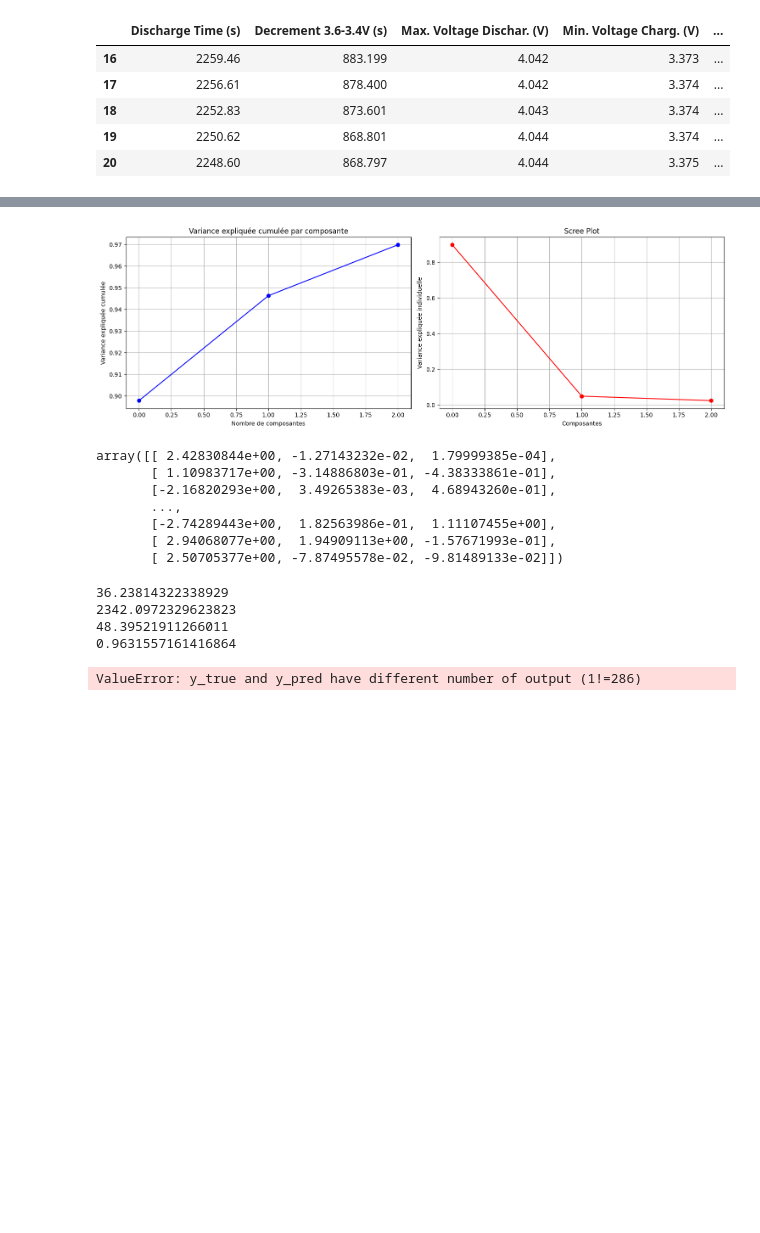
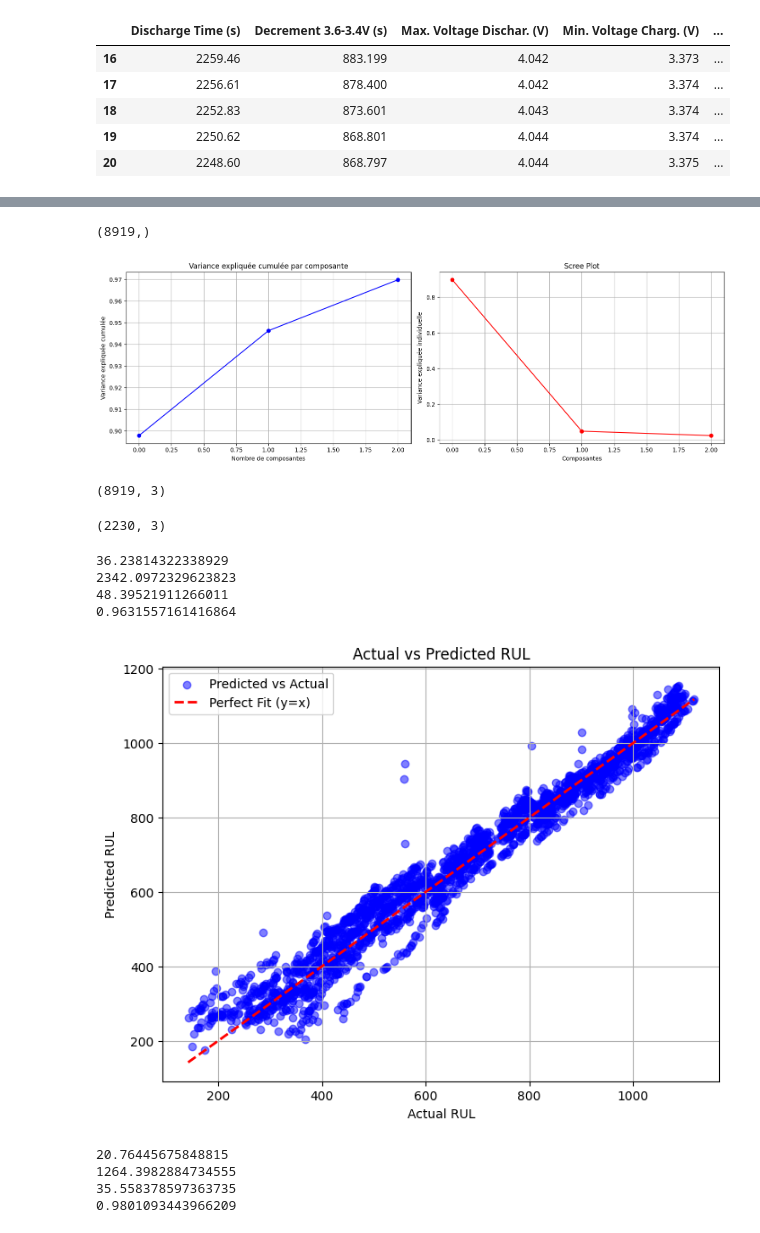
Before and after one commit to corioIA/Projet_IA, a Jupyter notebook: IA_bat.ipynb, the cells around one changed output, grey strips where cells are left out. Drawn from its saved outputs; the diff is of its cells as text; code cells hidden in the pictures; blank space fills up the shorter version.

```diff
--- a/IA_bat.ipynb
+++ b/IA_bat.ipynb
@@ -262,6 +264,10 @@ scaled_data_test = scaler.fit_transform(df_test)
 # If you want to keep the scaled data in a DataFrame:
 #df_scaled_train= pd.DataFrame(scaled_data_train, columns=df_train.columns, index=df_train.index)
 #df_scaled_test=pd.DataFrame(scaler.transform(df_test),columns=df_test.columns,index=df_test.index)
+
+rul_train.shape
+# %% [output]
+(8919,)
 # %%
 
 #df_test_ACP=ACP.predict(df_scaled_test)
@@ -294,25 +300,22 @@ def perform_pca_analysis(X, n_components=0.95):
     return pca, X_pca
 
 
-pca, X_pca = perform_pca_analysis(scaled_data_train )
+pca, train_pca = perform_pca_analysis(scaled_data_train )
 
 
-X_pca
+train_pca.shape
 # %% [output]
 [figure]
-array([[ 2.42830844e+00, -1.27143232e-02,  1.79999385e-04],
-       [ 1.10983717e+00, -3.14886803e-01, -4.38333861e-01],
-       [-2.16820293e+00,  3.49265383e-03,  4.68943260e-01],
-       ...,
-       [-2.74289443e+00,  1.82563986e-01,  1.11107455e+00],
-       [ 2.94068077e+00,  1.94909113e+00, -1.57671993e-01],
-       [ 2.50705377e+00, -7.87495578e-02, -9.81489133e-02]])
+(8919, 3)
 # %%
 test_pca= pca.transform(scaled_data_test)
+test_pca.shape
+# %% [output]
+(2230, 3)
 # %%
 #modeles
 model=LinearRegression()
-model.fit(X_pca, rul_train)
+model.fit(train_pca, rul_train)
 rul_pred=model.predict(test_pca)
 mae=mean_absolute_error(rul_test,rul_pred)
 mse=mean_squared_error(rul_test,rul_pred)
@@ -327,21 +330,41 @@ print(r2)
 2342.0972329623823
 48.39521911266011
 0.9631557161416864
+# %%
+import matplotlib.pyplot as plt
+
+# Scatter plot of actual vs predicted values
+plt.figure(figsize=(8, 6))
+plt.scatter(rul_test, rul_pred, color='blue', alpha=0.5, label="Predicted vs Actual")
+plt.plot([min(rul_test), max(rul_test)], [min(rul_test), max(rul_test)], color='red', linestyle='dashed', linewidth=2, label="Perfect Fit (y=x)")
+
+# Labels and title
+plt.xlabel("Actual RUL")
+plt.ylabel("Predicted RUL")
+plt.title("Actual vs Predicted RUL")
+plt.legend()
+plt.grid(True)
+
+# Show the plot
+plt.show()
+# %% [output]
+[figure, added]
 # %%
-degree=2
 
-poly=PolynomialFeatures(degree=degree)
 
-X_train_poly=poly.fit_transform(X_pca)
-X_test_poly=poly.fit_transform(test_pca)
-
-mofel=LinearRegression()
-model.fit(X_train_poly, rul_train)
-rul_pred=model.transform(X_test_poly)
-
-#mae=mean_absolute_error(rul_test,rul_pred)
-#mse=mean_squared_error(rul_test,rul_pred)
-##rmse=np.sqrt(mse)
-#r2=r2_score(rul_test,rul_pred)
+model = RandomForestRegressor(n_estimators=100, random_state=42)
+model.fit(train_pca, rul_train)
+rul_pred = model.predict(test_pca)
+mae=mean_absolute_error(rul_test,rul_pred)
+mse=mean_squared_error(rul_test,rul_pred)
+rmse=np.sqrt(mse)
+r2=r2_score(rul_test,rul_pred)
+print(mae)
+print(mse)
+print(rmse)
+print(r2)
 # %% [output]
-ValueError: y_true and y_pred have different number of output (1!=286)
+20.76445675848815
+1264.3982884734555
+35.558378597363735
+0.9801093443966209
```
Also changed, not shown: parts of 5 cells of this notebook.
